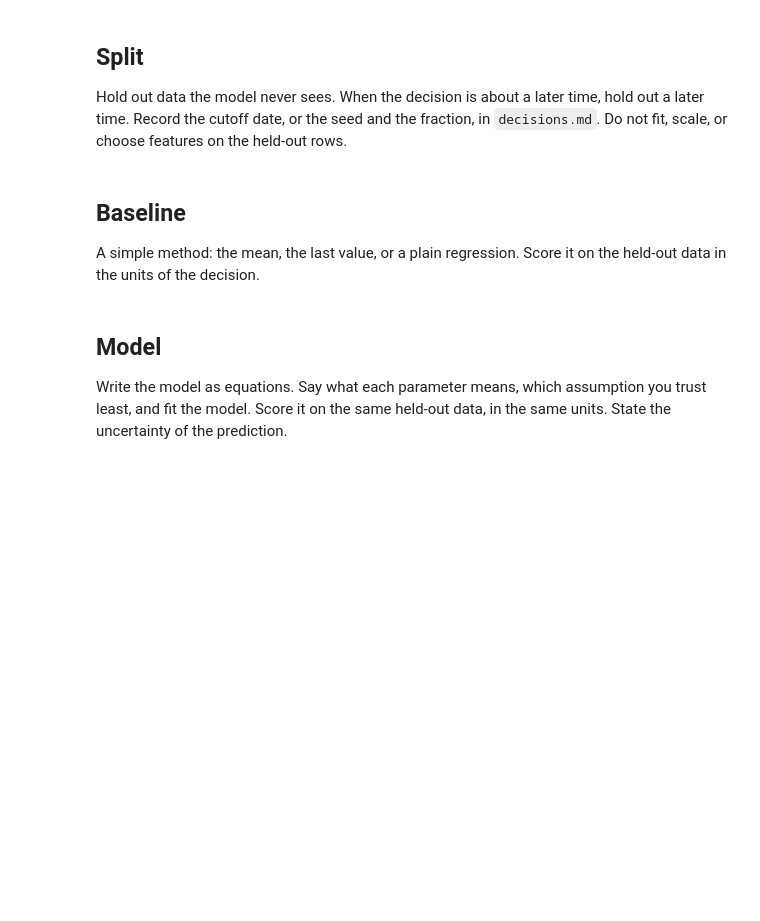
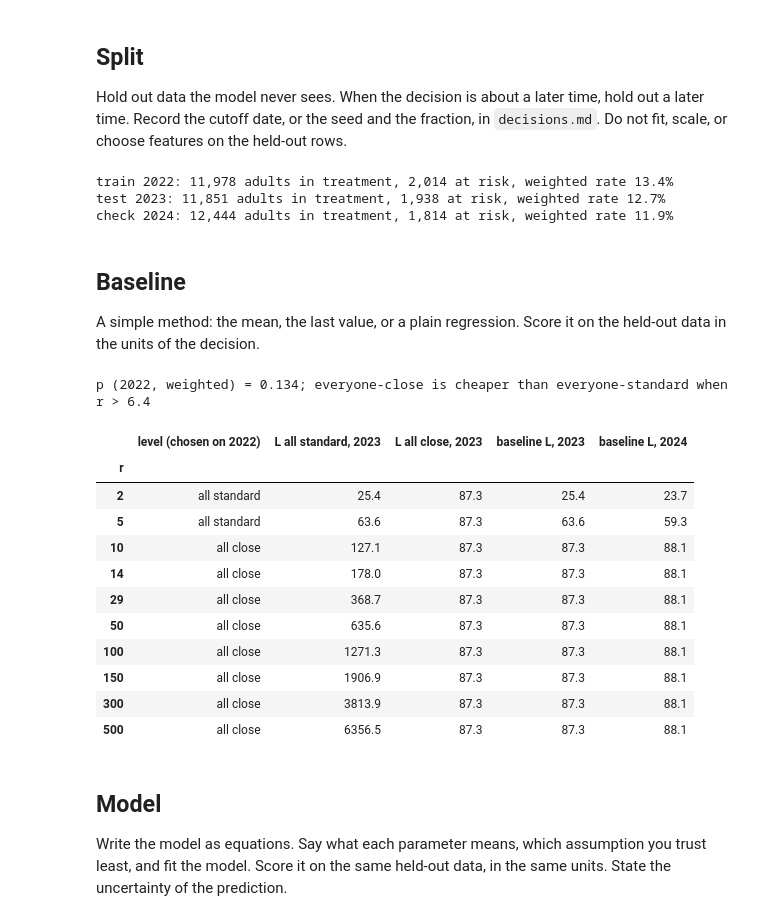
Before and after one commit to josemichaelrubio/aii600-final-project, a Jupyter notebook: analysis.ipynb, the cells around one changed output. Drawn from its saved outputs; the diff is of its cells as text; code cells hidden in the pictures; blank space fills up the shorter version.

```diff
--- a/analysis.ipynb
+++ b/analysis.ipynb
@@ -140,10 +143,72 @@ plt.show()
 ## Split
 
 Hold out data the model never sees. When the decision is about a later time, hold out a later time. Record the cutoff date, or the seed and the fraction, in `decisions.md`. Do not fit, scale, or choose features on the held-out rows.
+# %%
+# Split by survey year (decisions.md, 2026-11-06). No random draw.
+train = df[df.year == 2022]
+test = df[df.year == 2023]      # same treatment definition as train
+check = df[df.year == 2024]     # new treatment wording from June 2024: a shift check, never used to fit or choose
+for name, d in [("train 2022", train), ("test 2023", test), ("check 2024", check)]:
+    print(f"{name}: {len(d):>6,} adults in treatment, {d.at_risk.sum():>5,} at risk, "
+          f"weighted rate {wmean(d.at_risk, d.ANALWT2_C):.1%}")
+# %% [output]
+train 2022: 11,978 adults in treatment, 2,014 at risk, weighted rate 13.4%
+test 2023: 11,851 adults in treatment, 1,938 at risk, weighted rate 12.7%
+check 2024: 12,444 adults in treatment, 1,814 at risk, weighted rate 11.9%
 # %% [markdown]
 ## Baseline
 
 A simple method: the mean, the last value, or a plain regression. Score it on the held-out data in the units of the decision.
+# %%
+# Loss per 100 new clients, in units of one unneeded week of close monitoring:
+#   L = 100 * (r * P(at risk and put on standard) + P(not at risk and put on close)),
+# with probabilities weighted by ANALWT2_C so they describe the population, not the sample.
+R_GRID = np.array([2, 5, 10, 14, 29, 50, 100, 150, 300, 500])   # r from 2 to 500 (decisions.md, 2026-10-26)
+
+def loss_per_100(at_risk, close, w, r):
+    """at_risk, close: 0/1 arrays; w: weights. Returns L for each r."""
+    w = np.asarray(w) / np.sum(w)
+    fn = np.sum(w * (at_risk == 1) * (close == 0))     # at risk, put on standard monitoring
+    fp = np.sum(w * (at_risk == 0) * (close == 1))     # not at risk, put on close monitoring
+    return 100 * (np.asarray(r) * fn + fp)
+
+# Baseline: everyone starts at the same level. Which level is cheaper depends on r and on the
+# at-risk rate p: all-standard costs 100*r*p, all-close costs 100*(1-p). The choice is made with
+# p from the training year only, then scored on the held-out years.
+p_train = wmean(train.at_risk, train.ANALWT2_C)
+r_switch = (1 - p_train) / p_train
+print(f"p (2022, weighted) = {p_train:.3f}; everyone-close is cheaper than everyone-standard when r > {r_switch:.1f}")
+
+def baseline_loss(d, r):
+    out = []
+    for r_ in np.atleast_1d(r):
+        close = np.full(len(d), int(r_ > r_switch))        # one level for everyone, chosen on 2022
+        out.append(loss_per_100(d.at_risk.to_numpy(), close, d.ANALWT2_C, r_))
+    return np.array(out)
+
+base = pd.DataFrame({
+    "r": R_GRID,
+    "level (chosen on 2022)": np.where(R_GRID > r_switch, "all close", "all standard"),
+    "L all standard, 2023": loss_per_100(test.at_risk.to_numpy(), np.zeros(len(test)), test.ANALWT2_C, R_GRID),
+    "L all close, 2023": loss_per_100(test.at_risk.to_numpy(), np.ones(len(test)), test.ANALWT2_C, R_GRID),
+    "baseline L, 2023": baseline_loss(test, R_GRID),
+    "baseline L, 2024": baseline_loss(check, R_GRID),
+}).set_index("r")
+display(base.round(1))
+# %% [output]
+p (2022, weighted) = 0.134; everyone-close is cheaper than everyone-standard when r > 6.4
+|  | level (chosen on 2022) | L all standard, 2023 | L all close, 2023 | baseline L, 2023 | baseline L, 2024 |
+| r |  |  |  |  |  |
+| 2 | all standard | 25.4 | 87.3 | 25.4 | 23.7 |
+| 5 | all standard | 63.6 | 87.3 | 63.6 | 59.3 |
+| 10 | all close | 127.1 | 87.3 | 87.3 | 88.1 |
+| 14 | all close | 178.0 | 87.3 | 87.3 | 88.1 |
+| 29 | all close | 368.7 | 87.3 | 87.3 | 88.1 |
+| 50 | all close | 635.6 | 87.3 | 87.3 | 88.1 |
+| 100 | all close | 1271.3 | 87.3 | 87.3 | 88.1 |
+| 150 | all close | 1906.9 | 87.3 | 87.3 | 88.1 |
+| 300 | all close | 3813.9 | 87.3 | 87.3 | 88.1 |
+| 500 | all close | 6356.5 | 87.3 | 87.3 | 88.1 |
 # %% [markdown]
 ## Model
 
```
Also changed, not shown: parts of 3 cells of this notebook, 2 other files.
